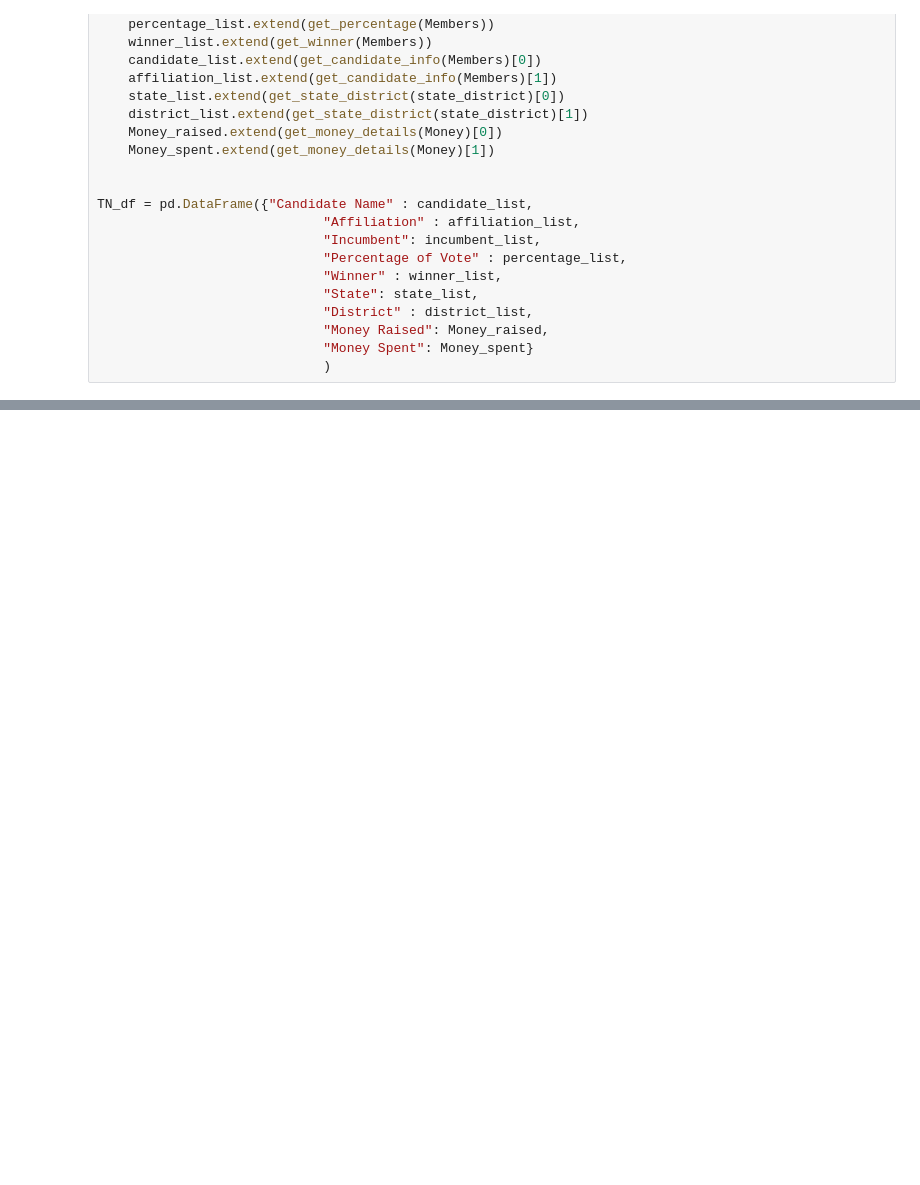
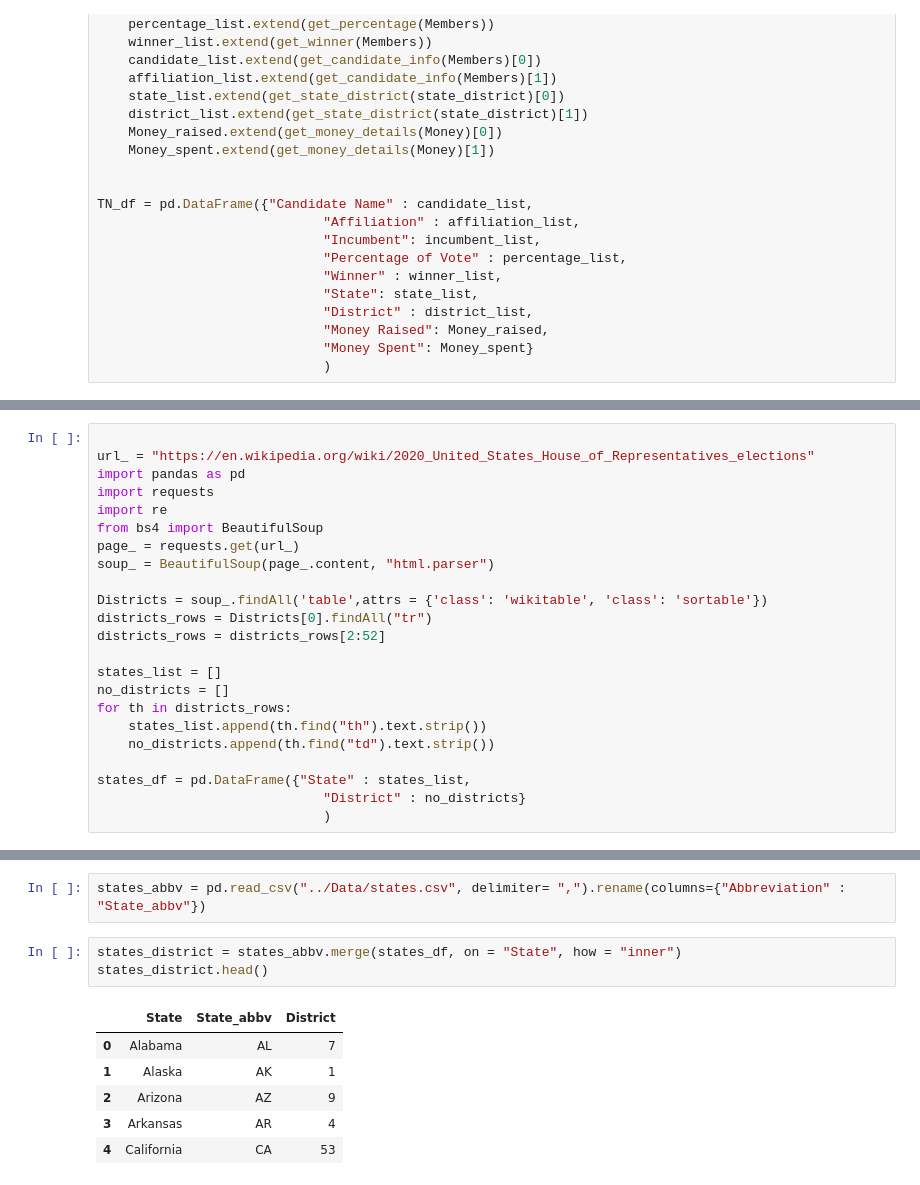
Before and after one commit to nss-data-science-cohort-7/webscraping-open-secrets-bone_scrapers, a Jupyter notebook: notebooks/PS_webscraping-open-secrets.ipynb, the cells around one changed output, grey strips where cells are left out. Saved outputs shown, nothing was run; the diff lists cells and outputs as text; blank space fills up the shorter version.

Commit message:
Finished data scraping and cleaning

```diff
--- a/notebooks/PS_webscraping-open-secrets.ipynb
+++ b/notebooks/PS_webscraping-open-secrets.ipynb
@@ -210,0 +229,23 @@ TN_df
+# %%
+
+url_ = "https://en.wikipedia.org/wiki/2020_United_States_House_of_Representatives_elections"
+import pandas as pd
+import requests
+import re
+from bs4 import BeautifulSoup
+page_ = requests.get(url_)
+soup_ = BeautifulSoup(page_.content, "html.parser")
+
+Districts = soup_.findAll('table',attrs = {'class': 'wikitable', 'class': 'sortable'})
+districts_rows = Districts[0].findAll("tr")
+districts_rows = districts_rows[2:52]
+
+states_list = []
+no_districts = []
+for th in districts_rows:
+    states_list.append(th.find("th").text.strip())
+    no_districts.append(th.find("td").text.strip())
+
+states_df = pd.DataFrame({"State" : states_list,
+                             "District" : no_districts}
+                             )
@@ -210,0 +261,12 @@ TN_df
+# %%
+states_abbv = pd.read_csv("../Data/states.csv", delimiter= ",").rename(columns={"Abbreviation" : "State_abbv"})
+# %%
+states_district = states_abbv.merge(states_df, on = "State", how = "inner")
+states_district.head()
+# %% [output]
+|  | State | State_abbv | District |
+| 0 | Alabama | AL | 7 |
+| 1 | Alaska | AK | 1 |
+| 2 | Arizona | AZ | 9 |
+| 3 | Arkansas | AR | 4 |
+| 4 | California | CA | 53 |
```
Also changed, not shown: parts of 31 cells of this notebook.
